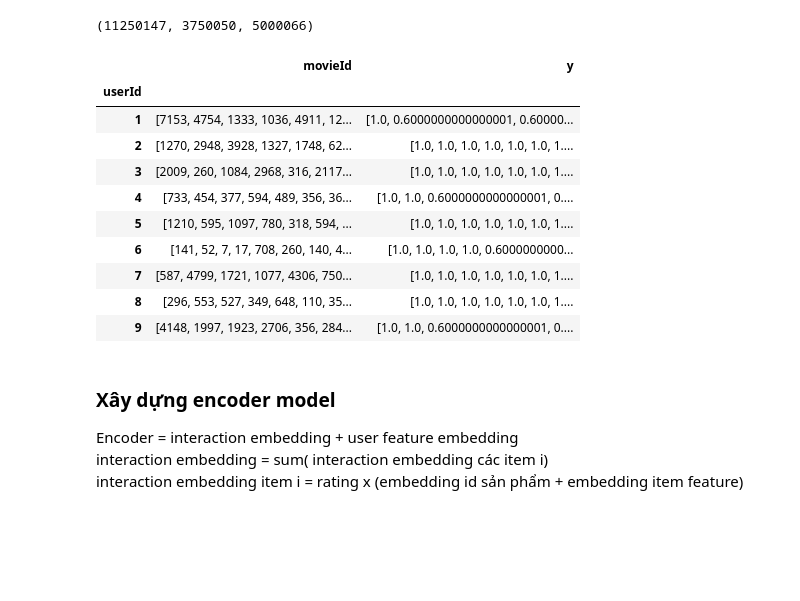
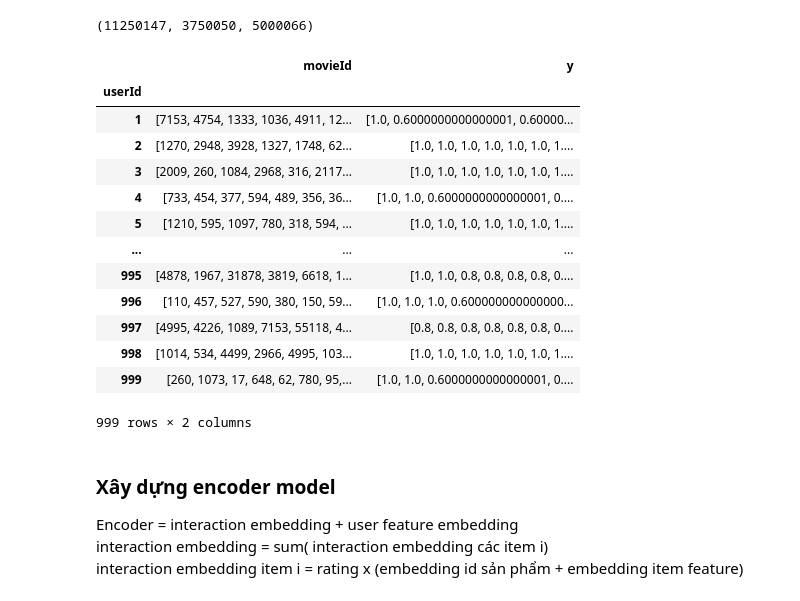
Before and after one commit to quanvu0996/TF_cert_training, a Jupyter notebook: v2_2_ML20M_sequence.ipynb, the cells around one changed output. Drawn from its saved outputs; the diff is of its cells as text; code cells hidden in the pictures; blank space fills up the shorter version.

```diff
--- a/v2_2_ML20M_sequence.ipynb
+++ b/v2_2_ML20M_sequence.ipynb
@@ -114,38 +114,41 @@ def get_interaction_set(interaction, max_item = None, top_k_item = None):
     # Sắp xếp item theo thứ tự giảm dần rating (về sau cắt padding sẽ ưu tiên giữ lại item có rating cao)
     rindex = interaction.groupby(userCol)["y"].transform(lambda grp: grp.sort_values(ascending=False).index)
     interaction = interaction.reindex(rindex)
 
     # Chuyển thành warm-up set theo từng user
     interaction = interaction.groupby("userId").agg({itemCol:list, "y":list})
 
     # Giới hạn độ dài warm_up size
     if max_item is not None:
         interaction[itemCol] = interaction[itemCol].apply(lambda x: x[0:max_item])
         interaction["y"] = interaction["y"].apply(lambda x: x[0:max_item])
 
     return interaction, top_items
 
 top_k_item = 5000
 wu_size = 150
 mask_size = 50
 max_item = wu_size + mask_size
 
-interac_df, top_items = get_interaction_set(warm_up_mask[warm_up_mask[userCol]<10]
+interac_df, top_items = get_interaction_set(warm_up_mask[warm_up_mask[userCol]<1000]
                     , max_item = max_item
                     , top_k_item = top_k_item )
 interac_df
 # %% [output]
 |  | movieId | y |
 | userId |  |  |
 | 1 | [7153, 4754, 1333, 1036, 4911, 12... | [1.0, 0.6000000000000001, 0.60000... |
 | 2 | [1270, 2948, 3928, 1327, 1748, 62... | [1.0, 1.0, 1.0, 1.0, 1.0, 1.0, 1.... |
 | 3 | [2009, 260, 1084, 2968, 316, 2117... | [1.0, 1.0, 1.0, 1.0, 1.0, 1.0, 1.... |
 | 4 | [733, 454, 377, 594, 489, 356, 36... | [1.0, 1.0, 0.6000000000000001, 0.... |
 | 5 | [1210, 595, 1097, 780, 318, 594, ... | [1.0, 1.0, 1.0, 1.0, 1.0, 1.0, 1.... |
-| 6 | [141, 52, 7, 17, 708, 260, 140, 4... | [1.0, 1.0, 1.0, 1.0, 0.6000000000... |
-| 7 | [587, 4799, 1721, 1077, 4306, 750... | [1.0, 1.0, 1.0, 1.0, 1.0, 1.0, 1.... |
-| 8 | [296, 553, 527, 349, 648, 110, 35... | [1.0, 1.0, 1.0, 1.0, 1.0, 1.0, 1.... |
-| 9 | [4148, 1997, 1923, 2706, 356, 284... | [1.0, 1.0, 0.6000000000000001, 0.... |
+| ... | ... | ... |
+| 995 | [4878, 1967, 31878, 3819, 6618, 1... | [1.0, 1.0, 0.8, 0.8, 0.8, 0.8, 0.... |
+| 996 | [110, 457, 527, 590, 380, 150, 59... | [1.0, 1.0, 1.0, 0.600000000000000... |
+| 997 | [4995, 4226, 1089, 7153, 55118, 4... | [0.8, 0.8, 0.8, 0.8, 0.8, 0.8, 0.... |
+| 998 | [1014, 534, 4499, 2966, 4995, 103... | [1.0, 1.0, 1.0, 1.0, 1.0, 1.0, 1.... |
+| 999 | [260, 1073, 17, 648, 62, 780, 95,... | [1.0, 1.0, 0.6000000000000001, 0.... |
+999 rows × 2 columns
 # %% [markdown]
 ### Xây dựng encoder model
 Encoder =  interaction embedding + user feature embedding<br>
```
Also changed, not shown: parts of 19 cells of this notebook.
